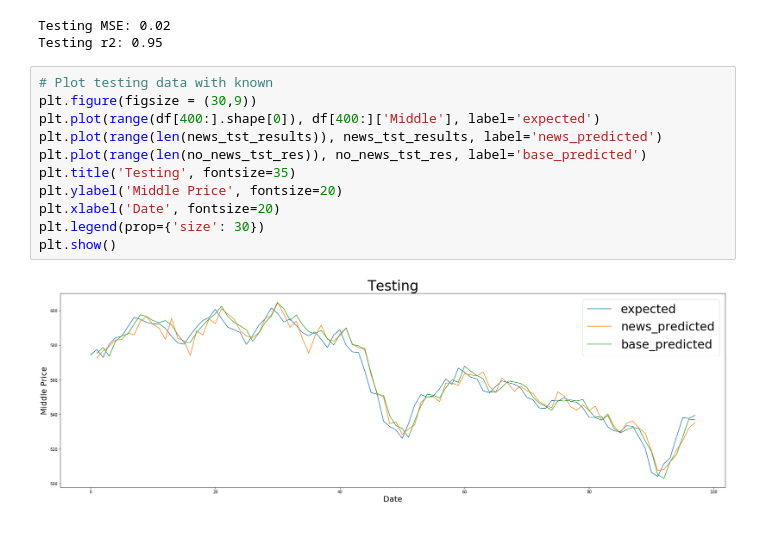
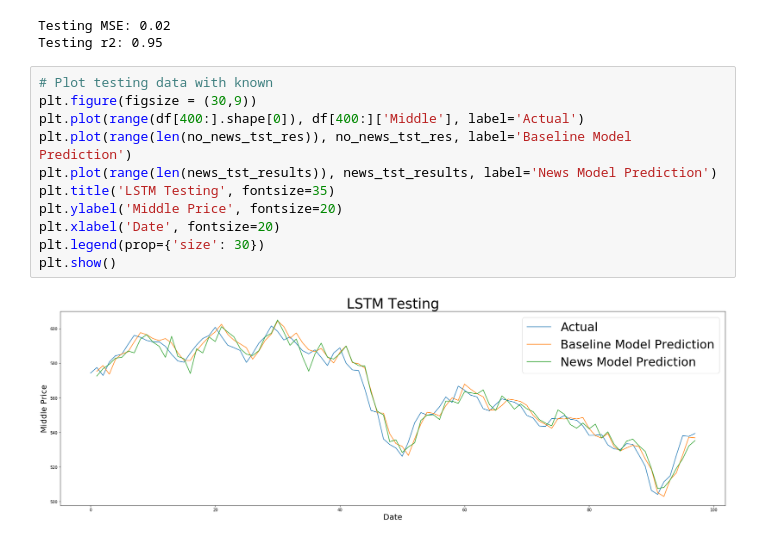
Before and after one commit to stanleykywu/predicting-stocks, a Jupyter notebook: models/LSTM.ipynb, the cells around one changed output. Drawn from its saved outputs; the diff is of its cells as text.

Commit message:
Fixed graphs

```diff
--- a/models/LSTM.ipynb
+++ b/models/LSTM.ipynb
@@ -664,13 +664,13 @@ Testing r2: 0.95
 # %%
 # Plot testing data with known
 plt.figure(figsize = (30,9))
-plt.plot(range(df[400:].shape[0]), df[400:]['Middle'], label='expected')
-plt.plot(range(len(news_tst_results)), news_tst_results, label='news_predicted')
-plt.plot(range(len(no_news_tst_res)), no_news_tst_res, label='base_predicted')
-plt.title('Testing', fontsize=35)
+plt.plot(range(df[400:].shape[0]), df[400:]['Middle'], label='Actual')
+plt.plot(range(len(no_news_tst_res)), no_news_tst_res, label='Baseline Model Prediction')
+plt.plot(range(len(news_tst_results)), news_tst_results, label='News Model Prediction')
+plt.title('LSTM Testing', fontsize=35)
 plt.ylabel('Middle Price', fontsize=20)
 plt.xlabel('Date', fontsize=20)
 plt.legend(prop={'size': 30})
 plt.show()
 # %% [output]
-[figure, old version]
+[figure, new version]
```
Also changed, not shown: parts of 6 cells of this notebook.
